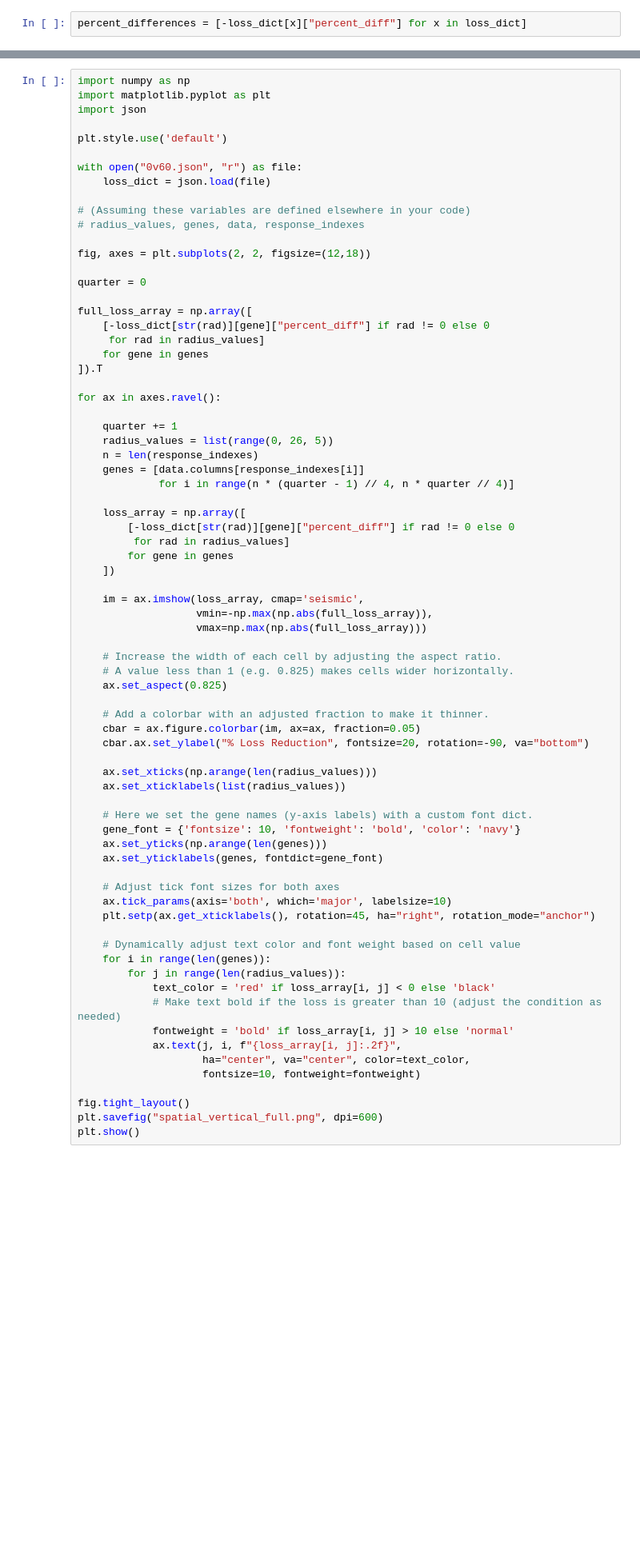
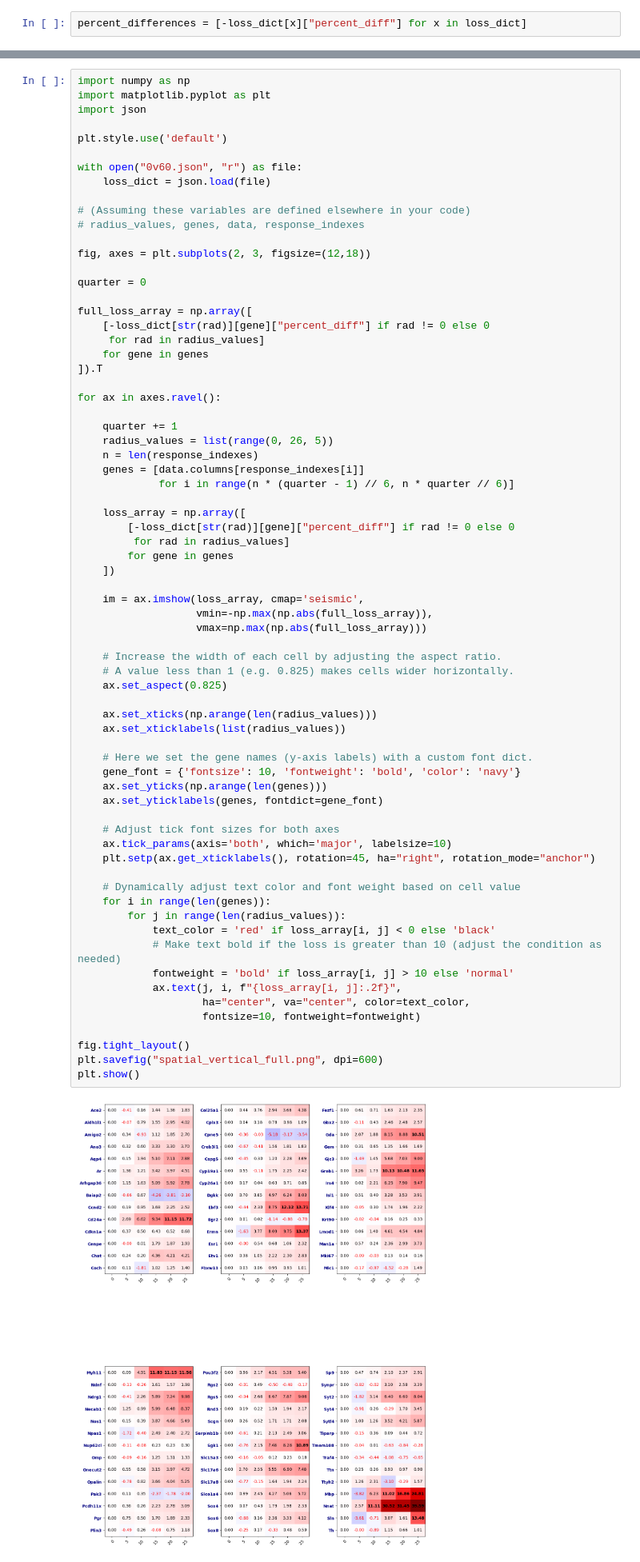
Before and after one commit to prob-ml/spice, a Jupyter notebook: examples/0v60.ipynb, the cells around one changed output, grey strips where cells are left out. Shown at 80% size. Saved outputs shown, nothing was run; the diff lists cells and outputs as text; blank space fills up the shorter version.

```diff
--- a/examples/0v60.ipynb
+++ b/examples/0v60.ipynb
@@ -273,7 +325,7 @@ with open("0v60.json", "r") as file:
 # (Assuming these variables are defined elsewhere in your code)
 # radius_values, genes, data, response_indexes
 
-fig, axes = plt.subplots(2, 2, figsize=(12,18))
+fig, axes = plt.subplots(2, 3, figsize=(12,18))
 
 quarter = 0
 
@@ -289,7 +341,7 @@ for ax in axes.ravel():
     radius_values = list(range(0, 26, 5))
     n = len(response_indexes)
     genes = [data.columns[response_indexes[i]]
-             for i in range(n * (quarter - 1) // 4, n * quarter // 4)]
+             for i in range(n * (quarter - 1) // 6, n * quarter // 6)]
 
     loss_array = np.array([
         [-loss_dict[str(rad)][gene]["percent_diff"] if rad != 0 else 0
@@ -303,37 +355,35 @@ for ax in axes.ravel():
 
     # Increase the width of each cell by adjusting the aspect ratio.
     # A value less than 1 (e.g. 0.825) makes cells wider horizontally.
     ax.set_aspect(0.825)
-
-    # Add a colorbar with an adjusted fraction to make it thinner.
-    cbar = ax.figure.colorbar(im, ax=ax, fraction=0.05)
-    cbar.ax.set_ylabel("% Loss Reduction", fontsize=20, rotation=-90, va="bottom")
 
     ax.set_xticks(np.arange(len(radius_values)))
     ax.set_xticklabels(list(radius_values))
 
     # Here we set the gene names (y-axis labels) with a custom font dict.
     gene_font = {'fontsize': 10, 'fontweight': 'bold', 'color': 'navy'}
     ax.set_yticks(np.arange(len(genes)))
     ax.set_yticklabels(genes, fontdict=gene_font)
 
     # Adjust tick font sizes for both axes
     ax.tick_params(axis='both', which='major', labelsize=10)
     plt.setp(ax.get_xticklabels(), rotation=45, ha="right", rotation_mode="anchor")
 
     # Dynamically adjust text color and font weight based on cell value
     for i in range(len(genes)):
         for j in range(len(radius_values)):
             text_color = 'red' if loss_array[i, j] < 0 else 'black'
             # Make text bold if the loss is greater than 10 (adjust the condition as needed)
             fontweight = 'bold' if loss_array[i, j] > 10 else 'normal'
             ax.text(j, i, f"{loss_array[i, j]:.2f}",
                     ha="center", va="center", color=text_color,
                     fontsize=10, fontweight=fontweight)
 
 fig.tight_layout()
 plt.savefig("spatial_vertical_full.png", dpi=600)
 plt.show()
+# %% [output]
+[figure, added]
 # %%
 import numpy as np
 import matplotlib.pyplot as plt
```
Also changed, not shown: parts of 7 cells of this notebook, 20 other files.
